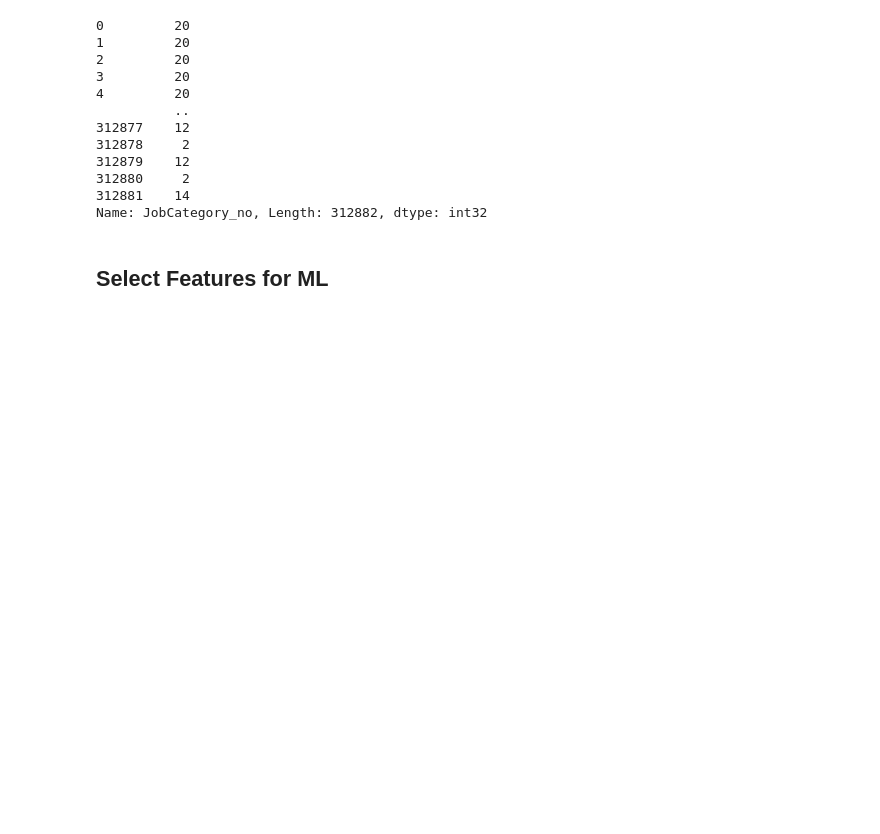
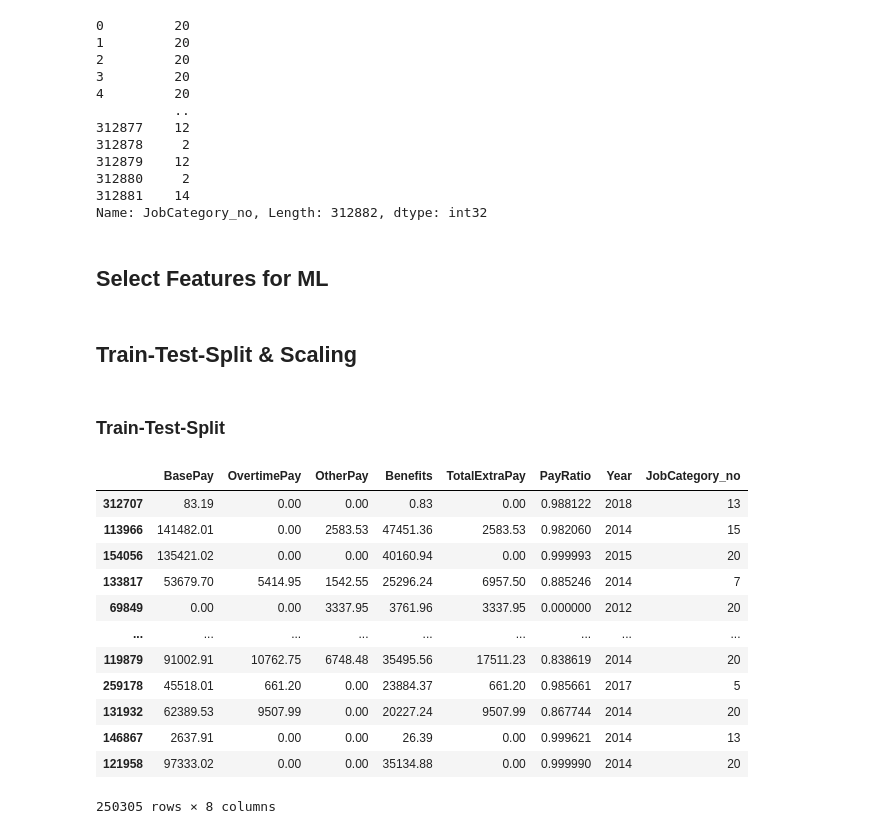
Before and after one commit to niteshkavade/San-Francisco-Employee-Salary-Prediction, a Jupyter notebook: San Francisco Employees Salary.ipynb, the cells around one changed output. Cells and saved outputs as stored; diff of their text form; code cells hidden in the pictures; blank space fills up the shorter version.

Commit message:
Train-Test-Split

```diff
--- a/San Francisco Employees Salary.ipynb
+++ b/San Francisco Employees Salary.ipynb
@@ -319,3 +319,5 @@ target = "TotalPayBenefits"
 X = data[features]
 
 y = data[target]
+# %% [markdown]
+## Train-Test-Split & Scaling
@@ -321,0 +327,20 @@ y = data[target]
+# %% [markdown]
+### Train-Test-Split
+# %%
+X_train, X_test, y_train, y_test = train_test_split(X,y,test_size=0.2,random_state=42)
+# %%
+X_train
+# %% [output]
+|  | BasePay | OvertimePay | OtherPay | Benefits | TotalExtraPay | PayRatio | Year | JobCategory_no |
+| 312707 | 83.19 | 0.00 | 0.00 | 0.83 | 0.00 | 0.988122 | 2018 | 13 |
+| 113966 | 141482.01 | 0.00 | 2583.53 | 47451.36 | 2583.53 | 0.982060 | 2014 | 15 |
+| 154056 | 135421.02 | 0.00 | 0.00 | 40160.94 | 0.00 | 0.999993 | 2015 | 20 |
+| 133817 | 53679.70 | 5414.95 | 1542.55 | 25296.24 | 6957.50 | 0.885246 | 2014 | 7 |
+| 69849 | 0.00 | 0.00 | 3337.95 | 3761.96 | 3337.95 | 0.000000 | 2012 | 20 |
+| ... | ... | ... | ... | ... | ... | ... | ... | ... |
+| 119879 | 91002.91 | 10762.75 | 6748.48 | 35495.56 | 17511.23 | 0.838619 | 2014 | 20 |
+| 259178 | 45518.01 | 661.20 | 0.00 | 23884.37 | 661.20 | 0.985661 | 2017 | 5 |
+| 131932 | 62389.53 | 9507.99 | 0.00 | 20227.24 | 9507.99 | 0.867744 | 2014 | 20 |
+| 146867 | 2637.91 | 0.00 | 0.00 | 26.39 | 0.00 | 0.999621 | 2014 | 13 |
+| 121958 | 97333.02 | 0.00 | 0.00 | 35134.88 | 0.00 | 0.999990 | 2014 | 20 |
+250305 rows × 8 columns
```
Also changed, not shown: parts of 7 cells of this notebook.
